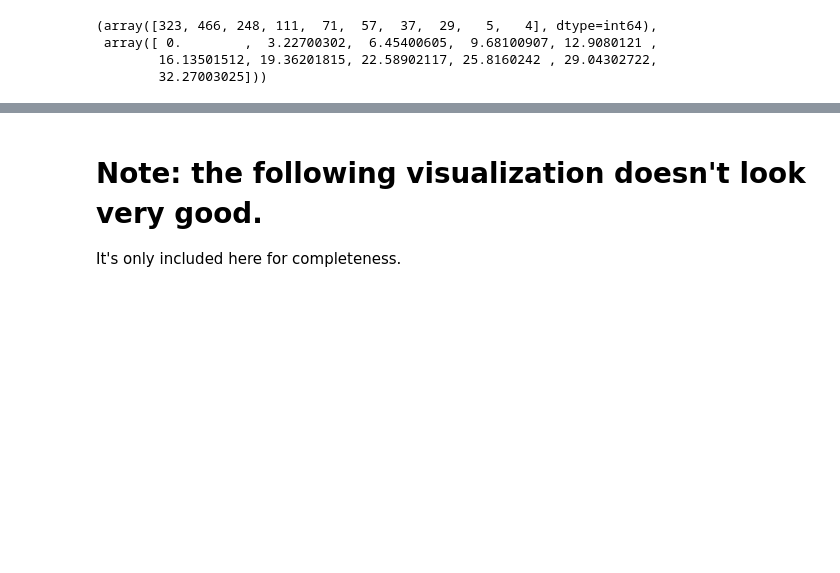
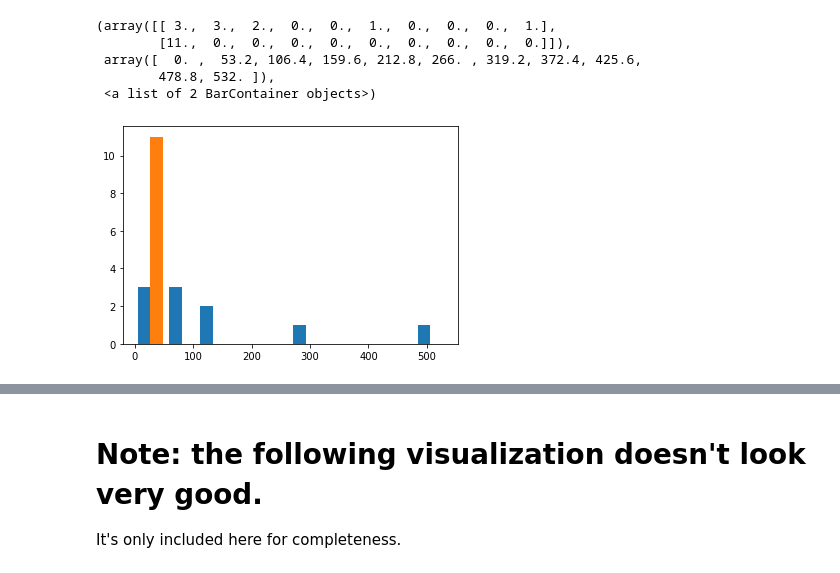
Before and after one commit to HyunsuLee/DL_with_pytorch, a Jupyter notebook: p2ch10_explore_data.ipynb, the cells around one changed output, grey strips where cells are left out. Drawn from its saved outputs; the diff is of its cells as text; code cells hidden in the pictures; blank space fills up the shorter version.

```diff
--- a/p2ch10_explore_data.ipynb
+++ b/p2ch10_explore_data.ipynb
@@ -60,10 +60,15 @@ CandidateInfoTuple(isNodule_bool=True, diameter_mm=0.0, series_uid='1.3.6.1.4.1.
-# %%
-np.histogram(diameter_list)
-# %% [output]
-(array([323, 466, 248, 111,  71,  57,  37,  29,   5,   4], dtype=int64),
- array([ 0.        ,  3.22700302,  6.45400605,  9.68100907, 12.9080121 ,
-        16.13501512, 19.36201815, 22.58902117, 25.8160242 , 29.04302722,
-        32.27003025]))
+# %%
+import matplotlib.pyplot as plt
+%matplotlib inline
+
+plt.hist(np.histogram(diameter_list))
+# %% [output]
+(array([[ 3.,  3.,  2.,  0.,  0.,  1.,  0.,  0.,  0.,  1.],
+        [11.,  0.,  0.,  0.,  0.,  0.,  0.,  0.,  0.,  0.]]),
+ array([  0. ,  53.2, 106.4, 159.6, 212.8, 266. , 319.2, 372.4, 425.6,
+        478.8, 532. ]),
+ <a list of 2 BarContainer objects>)
+[figure, added]
 # %%
 from p2ch10.vis import findPositiveSamples, showCandidate
 positiveSample_list = findPositiveSamples()
```
Also changed, not shown: parts of 12 cells of this notebook.
